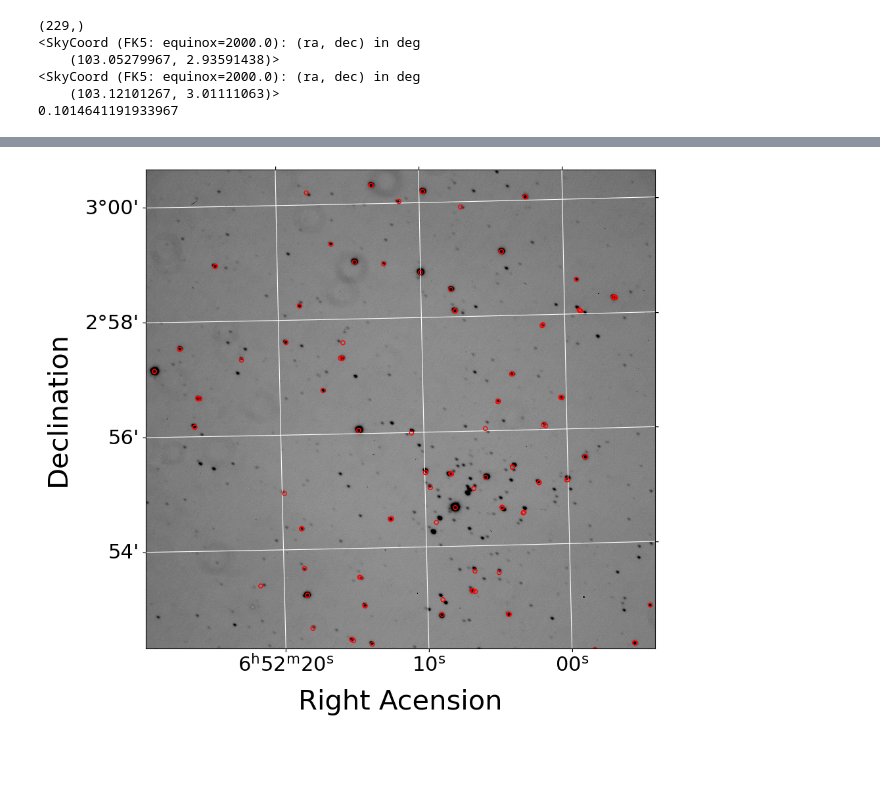
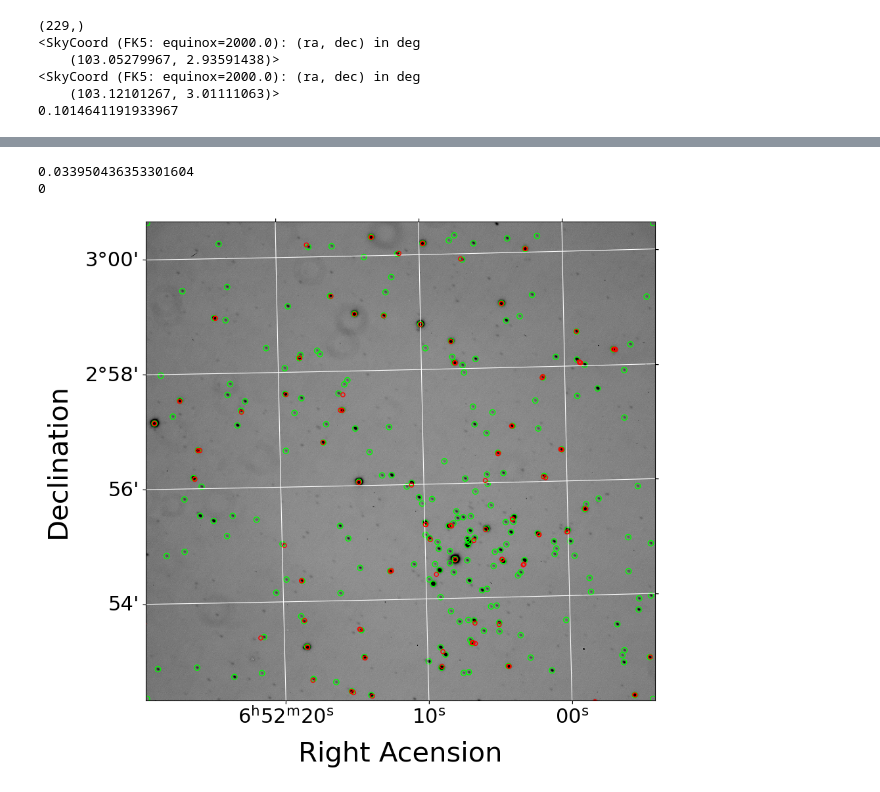
Before and after one commit to OwenJohnsons/Final_Year_Project, a Jupyter notebook: Code/magnitude.calibration.ipynb, the cells around one changed output, grey strips where cells are left out. Drawn from its saved outputs; the diff is of its cells as text; code cells hidden in the pictures; blank space fills up the shorter version.

Commit message:
Trimmed some of the code. Functionality updated, working on common target detection. Reminder to self, remove wcs definition fiasco,

```diff
--- a/Code/magnitude.calibration.ipynb
+++ b/Code/magnitude.calibration.ipynb
@@ -31,3 +44,7 @@ colour_arrays = ['red', 'blue', 'green', 'crimson', 'lime']
+# %%
+temp_file_name = 'astrometric_obs_data/berkeley28_V_wcs.fits'
+hdulist = fits.open(temp_file_name)
+tWCS = wcs.WCS(hdulist[0].header) #global variable
 # %%
 def starfinder(data, thrs, plot_cond):
 
@@ -168,0 +128,15 @@ print(len(DAO_index))
+# %%
+def APASS_query(frame_center):
+    edge = tWCS.pixel_to_world(0, 0)
+    query_radius = frame_center.separation(edge).degree # returns seperation in correct unit.
+    print(query_radius)
+
+    return(Vizier.query_region(coord.SkyCoord(frame_center, frame='fk5'), radius=Angle(query_radius, "deg"),  catalog='apass9')[0])
+
+catalog_result = APASS_query(cnt)
+thrs = catalog_result['e_Vmag'].mean() + catalog_result['e_Vmag'].std()
+catalog_result = catalog_result[np.where(catalog_result['DEJ2000'] > 0) and np.where(catalog_result['e_Vmag'] < thrs)]
+test_RA = catalog_result['RAJ2000']
+test_DEC = catalog_result['DEJ2000']
+
+catalog_result
@@ -169,24 +165,50 @@ print(len(DAO_index))
+# %%
+obs_index = []; cat_index = []
+
+catalog_coord = SkyCoord(catalog_result['RAJ2000'], catalog_result['DEJ2000'], unit = 'deg')
+
+obs_idx = 0; cat_idx = 0
+for obs_coord in tar:
+
+    sep2tar = obs_coord.separation(catalog_coord).degree
+    if sep2tar.min() < 1e-5:
+        obs_index.append(obs_idx)
+
+    obs_idx += 1
+# %% [output]
+0.033950436353301604
+0
 # %%
 pixel_coords_total = []
 
 for idx in range(0, len(test_RA)):
     pixel_coords = Pixel_conversion(test_RA[idx], test_DEC[idx], temp_file_name)
     pixel_coords_total.append(pixel_coords)
 
 data = fits.getdata(temp_file_name)
 
 hdu = fits.open(temp_file_name)[0]
 wcs_proj = wcs.WCS(hdu.header)
 plt.subplot(projection=wcs_proj)
 
 for star_coord in pixel_coords_total:
     plt.scatter(*star_coord, facecolor = 'none', edgecolors='red', s = 20, zorder = 3, label = 'APASS9')
 
+for obs_coord in tar:
+    obs_RA = obs_coord.ra.degree; obs_DEC = obs_coord.dec.degree
+    pixel_coords = Pixel_conversion(obs_RA, obs_DEC, temp_file_name)
+    plt.scatter(*pixel_coords, facecolor = 'None', edgecolors = 'lime')
+
+for obs_coord in DAO_common_targets:
+    obs_RA = obs_coord.ra.degree; obs_DEC = obs_coord.dec.degree
+    pixel_coords = Pixel_conversion(obs_RA, obs_DEC, temp_file_name)
+    plt.scatter(*pixel_coords, marker = 'x', color = 'deeppink', zorder = 4)
+
 
 plt.imshow(data, vmin = data.mean() - data.std(), vmax = data.mean() + data.std(), cmap = 'gist_yarg', zorder = 0)
 plt.grid(color='white', ls='solid')
 plt.gca().invert_yaxis()
 plt.xlabel('Right Acension'); plt.ylabel('Declination')
 plt.show()
 # %% [output]
-[figure, old version]
+[figure, new version]
```
Also changed, not shown: parts of 8 cells of this notebook.
